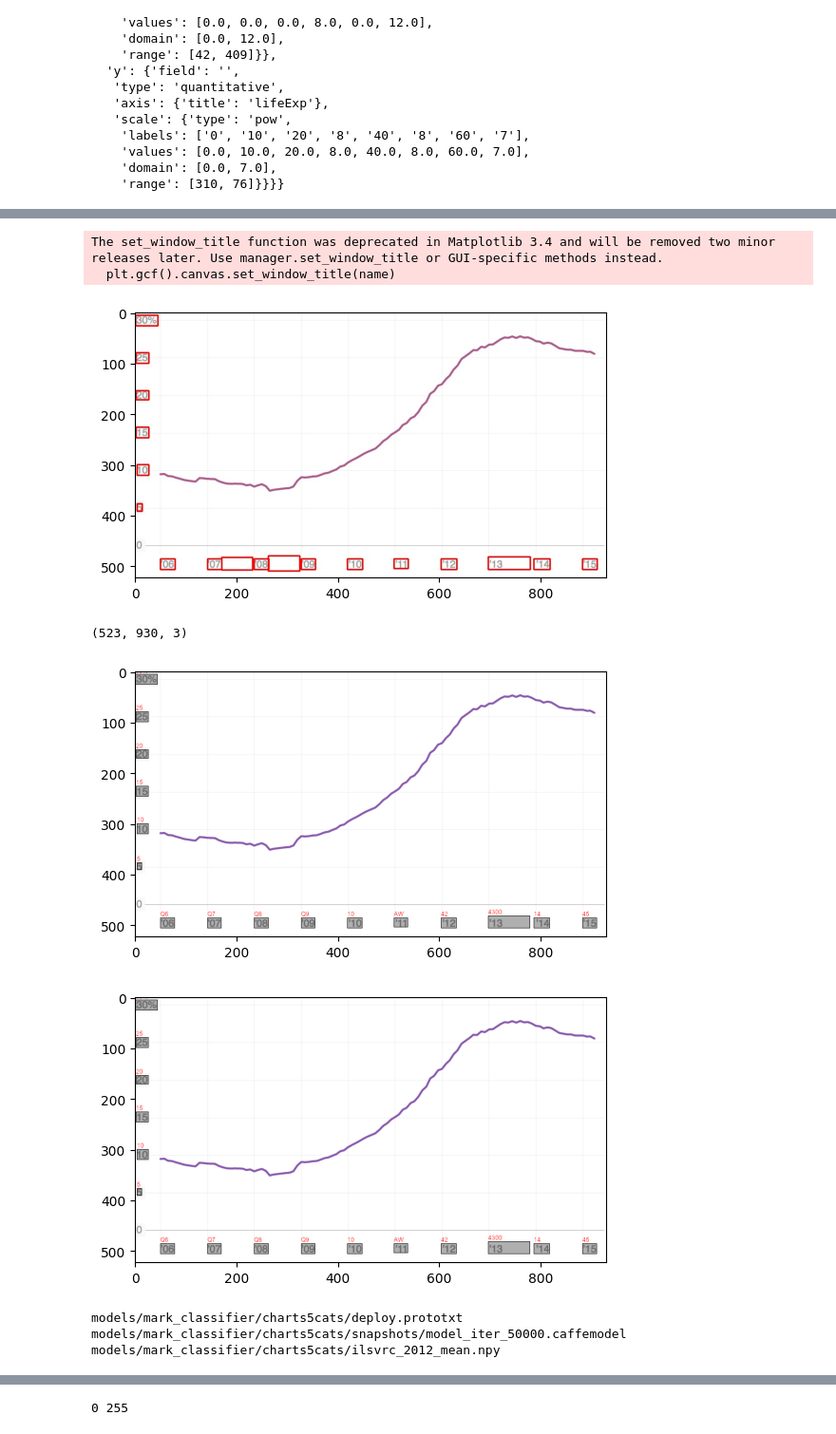
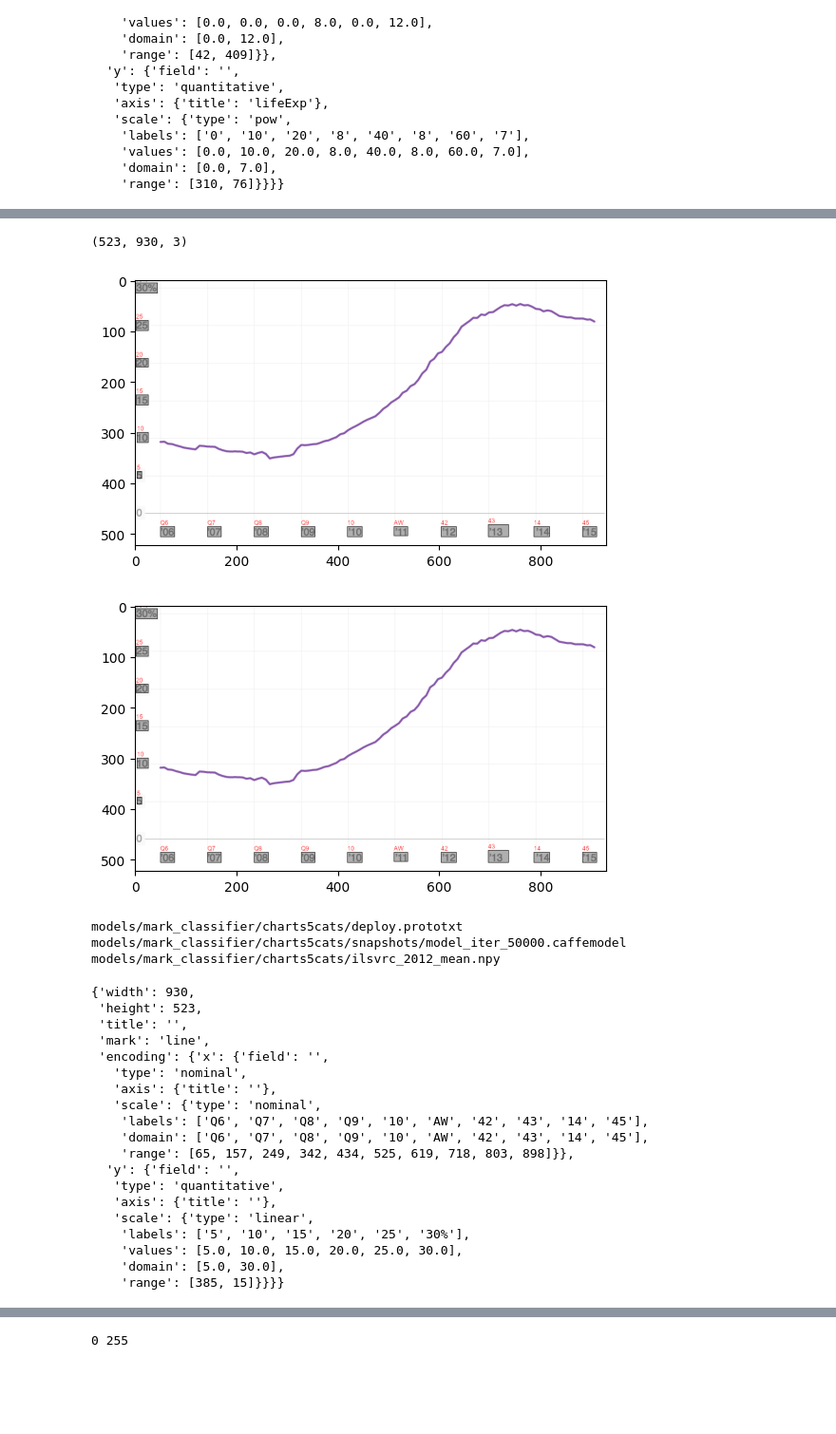
Before and after one commit to visual-ds/rev, a Jupyter notebook: Example.ipynb, the cells around one changed output, grey strips where cells are left out. Shown at 95% size. Cells and saved outputs as stored; diff of their text form; code cells hidden in the pictures; blank space fills up the shorter version.

```diff
--- a/Example.ipynb
+++ b/Example.ipynb
@@ -75,7 +78,9 @@ from rev.spec.generator import SpecGenerator
 
 import json
 quartz = "data/quartz/4JevQPPu.png"
+quartzII = "data/quartz/4J0AakdDl.png"
 chartp = "chart.png"
+area = "examples/image.png"
 chart = Chart(quartz)
 
 localizer = TextLocalizer("craft",
@@ -102,9 +108,25 @@ Loading model from ./rev/third_party/craft/weights/craft_mlt_25k.pth
-The set_window_title function was deprecated in Matplotlib 3.4 and will be removed two minor releases later. Use manager.set_window_title or GUI-specific methods instead.
-  plt.gcf().canvas.set_window_title(name)
+(523, 930, 3)
-[figure]
-(523, 930, 3)
-[figure, old version]
+[figure, new version]
-[figure, old version]
+[figure, new version]
+models/mark_classifier/charts5cats/deploy.prototxt
+models/mark_classifier/charts5cats/snapshots/model_iter_50000.caffemodel
+models/mark_classifier/charts5cats/ilsvrc_2012_mean.npy
-models/mark_classifier/charts5cats/deploy.prototxt
-models/mark_classifier/charts5cats/snapshots/model_iter_50000.caffemodel
-models/mark_classifier/charts5cats/ilsvrc_2012_mean.npy
+{'width': 930,
+ 'height': 523,
+ 'title': '',
+ 'mark': 'line',
+ 'encoding': {'x': {'field': '',
+   'type': 'nominal',
+   'axis': {'title': ''},
+   'scale': {'type': 'nominal',
+    'labels': ['Q6', 'Q7', 'Q8', 'Q9', '10', 'AW', '42', '43', '14', '45'],
+    'domain': ['Q6', 'Q7', 'Q8', 'Q9', '10', 'AW', '42', '43', '14', '45'],
+    'range': [65, 157, 249, 342, 434, 525, 619, 718, 803, 898]}},
+  'y': {'field': '',
+   'type': 'quantitative',
+   'axis': {'title': ''},
+   'scale': {'type': 'linear',
+    'labels': ['5', '10', '15', '20', '25', '30%'],
+    'values': [5.0, 10.0, 15.0, 20.0, 25.0, 30.0],
+    'domain': [5.0, 30.0],
+    'range': [385, 15]}}}}
```
Also changed, not shown: parts of 5 cells of this notebook.
